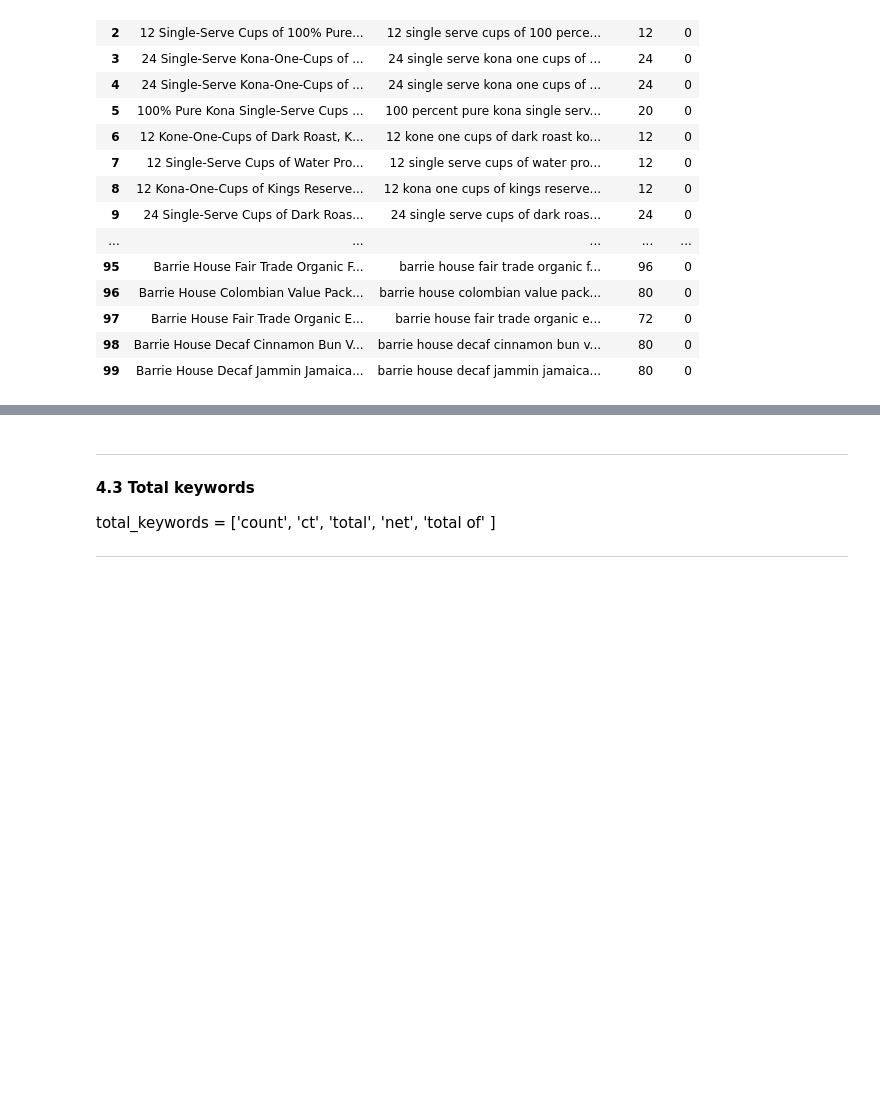
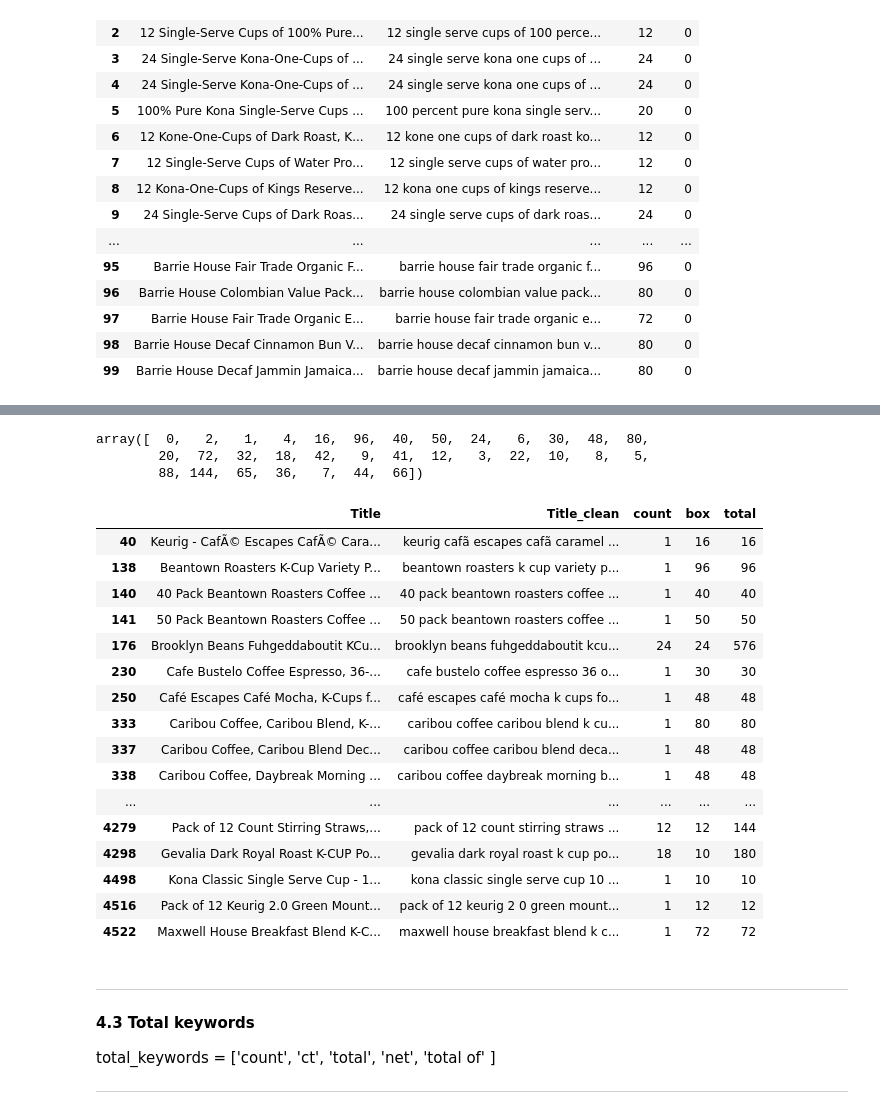
Before and after one commit to rusalka013/assessment_coffee, a Jupyter notebook: notebook.ipynb, the cells around one changed output, grey strips where cells are left out. Saved outputs shown, nothing was run; the diff lists cells and outputs as text; code cells hidden in the pictures; blank space fills up the shorter version.

```diff
--- a/notebook.ipynb
+++ b/notebook.ipynb
@@ -449,0 +458,6 @@ df_title_unique.loc[df_title_unique['count'] > 200]
+# %%
+# Number 15508 is referring here to Keurig coffeemaker serial number.
+# Let's assign correct '18' cups value instead.
+
+df_title_unique.loc[1535, 'count'] = 18
+df_title_unique.loc[1535, 'count']
@@ -449,0 +472,6 @@ df_title_unique.loc[df_title_unique['count'] > 200]
+# %%
+# 7792 is a part of an item # and not the count.
+# Let's change it to 0 value since there is no indication of the number of cups
+
+df_title_unique.loc[1586, 'count'] = 0
+df_title_unique.loc[1586, 'count']
@@ -531,3 +558,32 @@ df_title_unique.loc[df_title_unique['box'] > 6]
+# %%
+# values in 'box' column
+df_title_unique['box'].unique()
+# %% [output]
+array([  0,   2,   1,   4,  16,  96,  40,  50,  24,   6,  30,  48,  80,
+        20,  72,  32,  18,  42,   9,  41,  12,   3,  22,  10,   8,   5,
+        88, 144,  65,  36,   7,  44,  66])
+# %%
+# Let's take a look at the box values to ensure we are getting correct value
+pd.set_option('display.max_rows', 210)
+df_title_unique.loc[df_title_unique['box'] > 6]
+# %% [output]
+|  | Title | Title_clean | count | box | total |
+| 40 | Keurig - CafÃ© Escapes CafÃ© Cara... | keurig cafã escapes cafã caramel ... | 1 | 16 | 16 |
+| 138 | Beantown Roasters K-Cup Variety P... | beantown roasters k cup variety p... | 1 | 96 | 96 |
+| 140 | 40 Pack Beantown Roasters Coffee ... | 40 pack beantown roasters coffee ... | 1 | 40 | 40 |
+| 141 | 50 Pack Beantown Roasters Coffee ... | 50 pack beantown roasters coffee ... | 1 | 50 | 50 |
+| 176 | Brooklyn Beans Fuhgeddaboutit KCu... | brooklyn beans fuhgeddaboutit kcu... | 24 | 24 | 576 |
+| 230 | Cafe Bustelo Coffee Espresso, 36-... | cafe bustelo coffee espresso 36 o... | 1 | 30 | 30 |
+| 250 | Café Escapes Café Mocha, K-Cups f... | café escapes café mocha k cups fo... | 1 | 48 | 48 |
+| 333 | Caribou Coffee, Caribou Blend, K-... | caribou coffee caribou blend k cu... | 1 | 80 | 80 |
+| 337 | Caribou Coffee, Caribou Blend Dec... | caribou coffee caribou blend deca... | 1 | 48 | 48 |
+| 338 | Caribou Coffee, Daybreak Morning ... | caribou coffee daybreak morning b... | 1 | 48 | 48 |
+| ... | ... | ... | ... | ... | ... |
+| 4279 | Pack of 12 Count Stirring Straws,... | pack of 12 count stirring straws ... | 12 | 12 | 144 |
+| 4298 | Gevalia Dark Royal Roast K-CUP Po... | gevalia dark royal roast k cup po... | 18 | 10 | 180 |
+| 4498 | Kona Classic Single Serve Cup - 1... | kona classic single serve cup 10 ... | 1 | 10 | 10 |
+| 4516 | Pack of 12 Keurig 2.0 Green Mount... | pack of 12 keurig 2 0 green mount... | 1 | 12 | 12 |
+| 4522 | Maxwell House Breakfast Blend K-C... | maxwell house breakfast blend k c... | 1 | 72 | 72 |
 # %% [markdown]
 ***
 **4.3 Total keywords**
```
Also changed, not shown: parts of 32 cells of this notebook, 1 other file.
